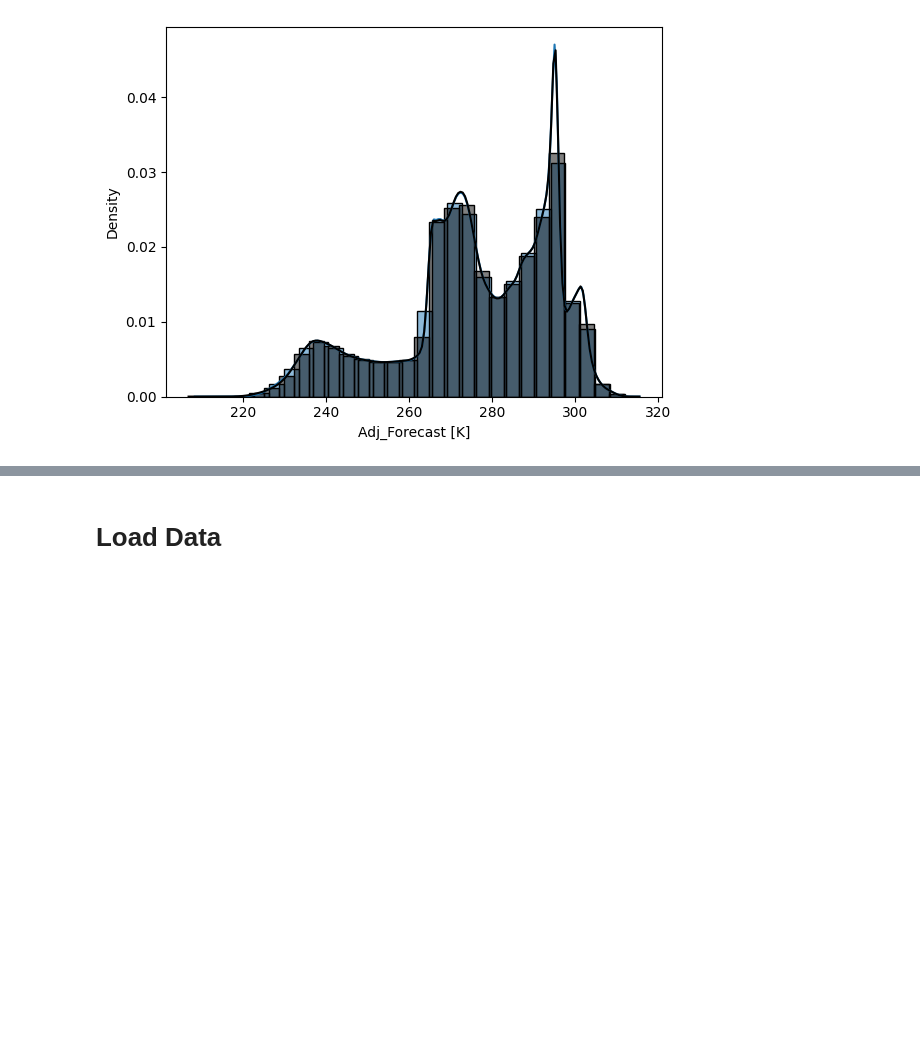
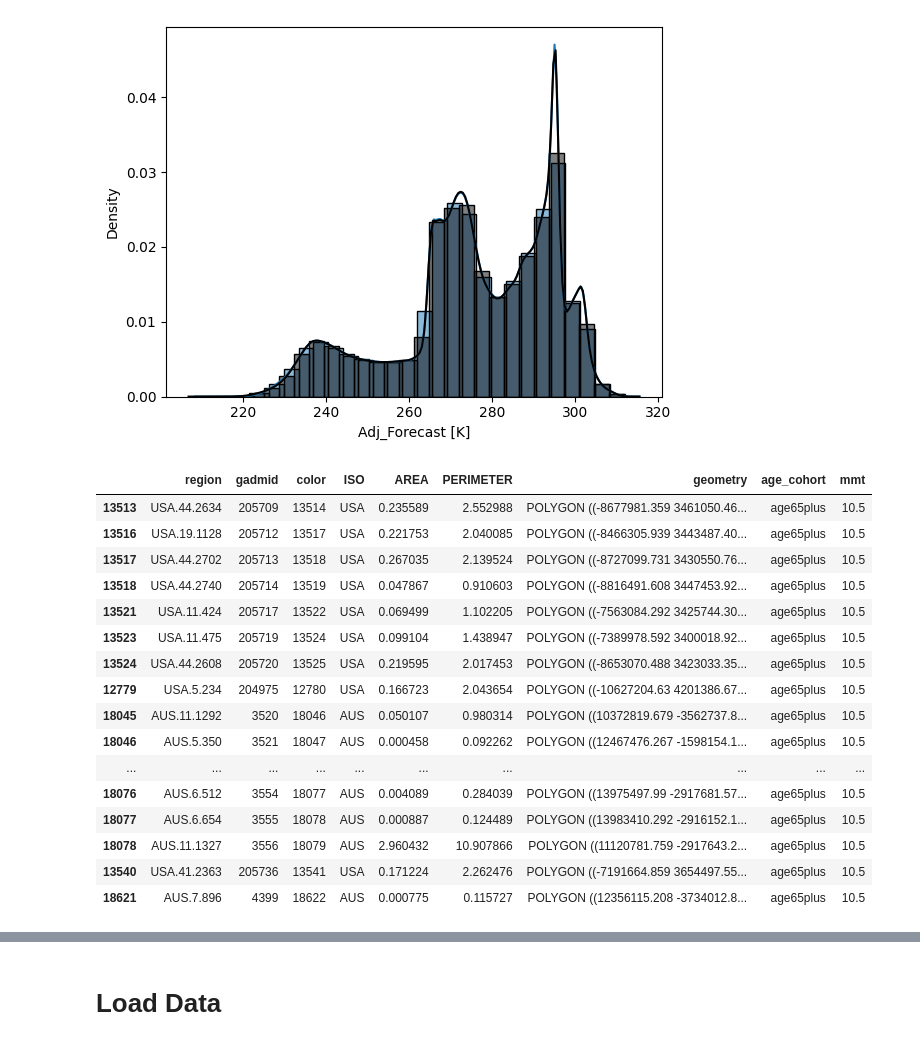
Before and after one commit to ClimateImpactLab/poreallas, a Jupyter notebook: analysis/a01_august_seasonal_forecast_results.ipynb, the cells around one changed output, grey strips where cells are left out. Drawn from its saved outputs; the diff is of its cells as text; code cells hidden in the pictures; blank space fills up the shorter version.

```diff
--- a/analysis/a01_august_seasonal_forecast_results.ipynb
+++ b/analysis/a01_august_seasonal_forecast_results.ipynb
@@ -45,8 +45,30 @@ Text(0.5, 0, 'Adj_Forecast [K]')
 [figure]
 # %%
 mmt = xr.open_zarr("/home/emily_zuetell/projects/poreallas/data/2608_beta_qdm.zarr")
+# %%
+mmt = xr.open_zarr("/home/emily_zuetell/projects/poreallas/data/2608_beta_qdm.zarr")
 # %%
 _polygons_mmt = analysis_utils.xarray_to_gpd(mmt['mmt'].sel(age_cohort = 'age65plus'), _polygons)
+# %%
+_polygons_mmt.sort_values(by='mmt')[50:70]
+# %% [output]
+|  | region | gadmid | color | ISO | AREA | PERIMETER | geometry | age_cohort | mmt |
+| 13513 | USA.44.2634 | 205709 | 13514 | USA | 0.235589 | 2.552988 | POLYGON ((-8677981.359 3461050.46... | age65plus | 10.5 |
+| 13516 | USA.19.1128 | 205712 | 13517 | USA | 0.221753 | 2.040085 | POLYGON ((-8466305.939 3443487.40... | age65plus | 10.5 |
+| 13517 | USA.44.2702 | 205713 | 13518 | USA | 0.267035 | 2.139524 | POLYGON ((-8727099.731 3430550.76... | age65plus | 10.5 |
+| 13518 | USA.44.2740 | 205714 | 13519 | USA | 0.047867 | 0.910603 | POLYGON ((-8816491.608 3447453.92... | age65plus | 10.5 |
+| 13521 | USA.11.424 | 205717 | 13522 | USA | 0.069499 | 1.102205 | POLYGON ((-7563084.292 3425744.30... | age65plus | 10.5 |
+| 13523 | USA.11.475 | 205719 | 13524 | USA | 0.099104 | 1.438947 | POLYGON ((-7389978.592 3400018.92... | age65plus | 10.5 |
+| 13524 | USA.44.2608 | 205720 | 13525 | USA | 0.219595 | 2.017453 | POLYGON ((-8653070.488 3423033.35... | age65plus | 10.5 |
+| 12779 | USA.5.234 | 204975 | 12780 | USA | 0.166723 | 2.043654 | POLYGON ((-10627204.63 4201386.67... | age65plus | 10.5 |
+| 18045 | AUS.11.1292 | 3520 | 18046 | AUS | 0.050107 | 0.980314 | POLYGON ((10372819.679 -3562737.8... | age65plus | 10.5 |
+| 18046 | AUS.5.350 | 3521 | 18047 | AUS | 0.000458 | 0.092262 | POLYGON ((12467476.267 -1598154.1... | age65plus | 10.5 |
+| ... | ... | ... | ... | ... | ... | ... | ... | ... | ... |
+| 18076 | AUS.6.512 | 3554 | 18077 | AUS | 0.004089 | 0.284039 | POLYGON ((13975497.99 -2917681.57... | age65plus | 10.5 |
+| 18077 | AUS.6.654 | 3555 | 18078 | AUS | 0.000887 | 0.124489 | POLYGON ((13983410.292 -2916152.1... | age65plus | 10.5 |
+| 18078 | AUS.11.1327 | 3556 | 18079 | AUS | 2.960432 | 10.907866 | POLYGON ((11120781.759 -2917643.2... | age65plus | 10.5 |
+| 13540 | USA.41.2363 | 205736 | 13541 | USA | 0.171224 | 2.262476 | POLYGON ((-7191664.859 3654497.55... | age65plus | 10.5 |
+| 18621 | AUS.7.896 | 4399 | 18622 | AUS | 0.000775 | 0.115727 | POLYGON ((12356115.208 -3734012.8... | age65plus | 10.5 |
 # %%
 ax = analysis_utils.plot_single(
     _polygons_mmt,
```
Also changed, not shown: parts of 2 cells of this notebook, 28 other files.
